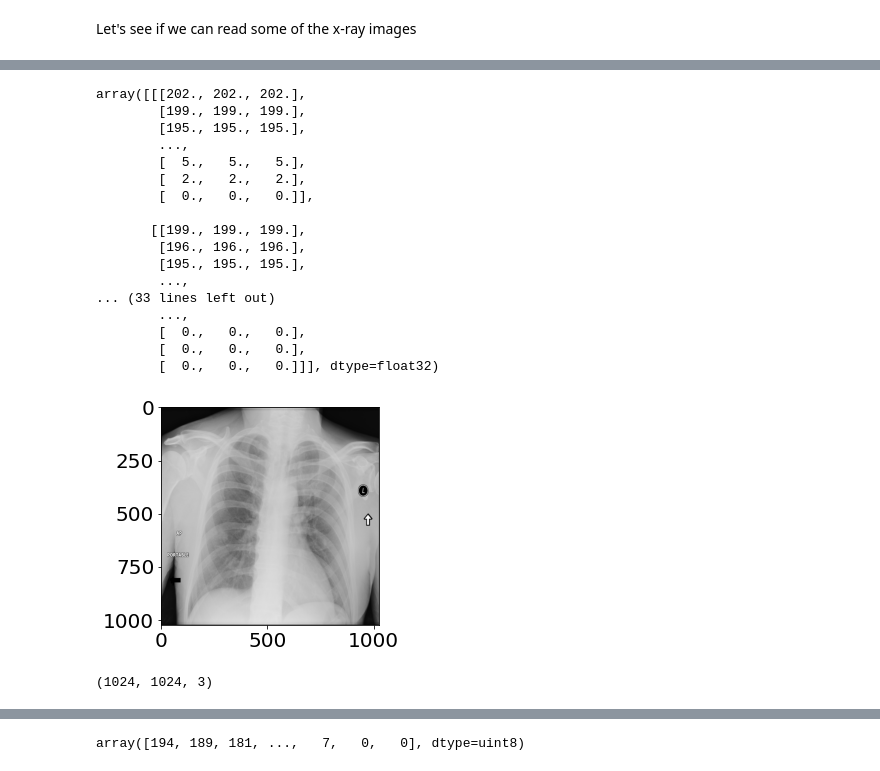
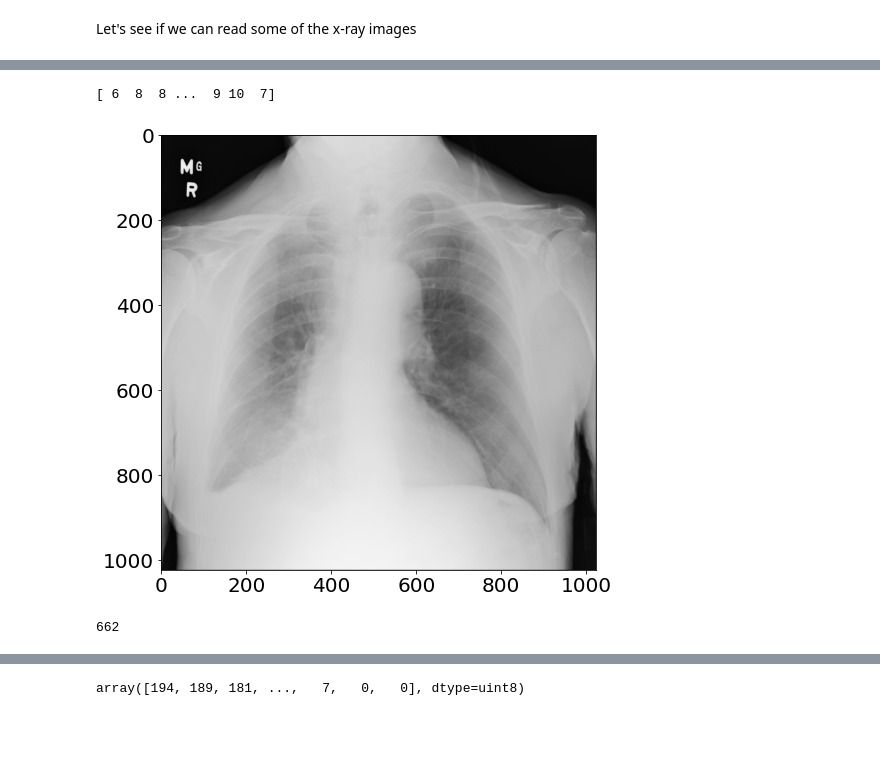
Before and after one commit to mrdchry/NIH-CHEST-XRAY, a Jupyter notebook: NIH-CHEST-XRAY-Model-Building.ipynb, the cells around one changed output, grey strips where cells are left out. Drawn from its saved outputs; the diff is of its cells as text; code cells hidden in the pictures; blank space fills up the shorter version.

Commit message:
started the function to process the image file names from the dataframe
Co-Authored-By: Sergazy Nurbavliyev <sernur@users.noreply.github.com>

```diff
--- a/NIH-CHEST-XRAY-Model-Building.ipynb
+++ b/NIH-CHEST-XRAY-Model-Building.ipynb
@@ -91,0 +114,11 @@ Let's see if we can read some of the x-ray images
+# %%
+#Read the text file with the names with the images for training
+train_images_names_list = []
+train_val_file = open(train_val_imagelist_file , 'r')
+for line in train_val_file:
+    line = line.rstrip("\n")
+    #print(type(line))
+    file_loc = os.path.join(images_dir, line)
+    train_images_names_list.append(file_loc)
+    #print(images_001_list)
+train_val_file.close()
@@ -123,36 +143,28 @@ plt.imshow(image_orig_1, cmap='gray');
-# %%
-img_array = img_to_array(image_orig_1)
-img_array
-# %% [output]
-array([[[202., 202., 202.],
-        [199., 199., 199.],
-        [195., 195., 195.],
-        ...,
-        [  5.,   5.,   5.],
-        [  2.,   2.,   2.],
-        [  0.,   0.,   0.]],
-
-       [[199., 199., 199.],
-        [196., 196., 196.],
-        [195., 195., 195.],
-        ...,
-... (33 lines left out)
-        ...,
-        [  0.,   0.,   0.],
-        [  0.,   0.,   0.],
-        [  0.,   0.,   0.]]], dtype=float32)
-# %%
-image_index_2 = 4
-
-#image_orig_1 = Image.open(images_001_list[image_index_1])
-image_orig_2 = load_img(images_001_list[image_index_2])
-
-plt.imshow(image_orig_2, cmap='gray');
-# %% [output]
-[figure, removed]
-# %%
-img_array2 = img_to_array(image_orig_2)
-img_array2.shape
-# %% [output]
-(1024, 1024, 3)
+# %%
+#let's make a list of images for the training images that we can refer later
+train_images_list = []
+train_images_data_list = []
+
+for im_index in range(len(train_images_names_list)):
+    tempimg = cv2.imread(train_images_names_list[im_index], 0)
+    train_images_list.append(tempimg)
+    temp_array = np.asarray(tempimg)
+
+    temp_array = temp_array.reshape(1,1048576).tolist()
+    train_images_data_list.append(temp_array[0])
+
+train_images_data_list=np.asarray(train_images_data_list)
+# %%
+#first image in our list - feel free to change index to see other images
+i=34
+plt.imshow(train_images_list[i]);
+print(train_images_data_list[i])
+# %% [output]
+[ 6  8  8 ...  9 10  7]
+[figure, added]
+# %%
+#and here is our image shaped into an array to feed our network
+len(train_images_data_list)
+# %% [output]
+662
 # %%
```
Also changed, not shown: parts of 29 cells of this notebook.
